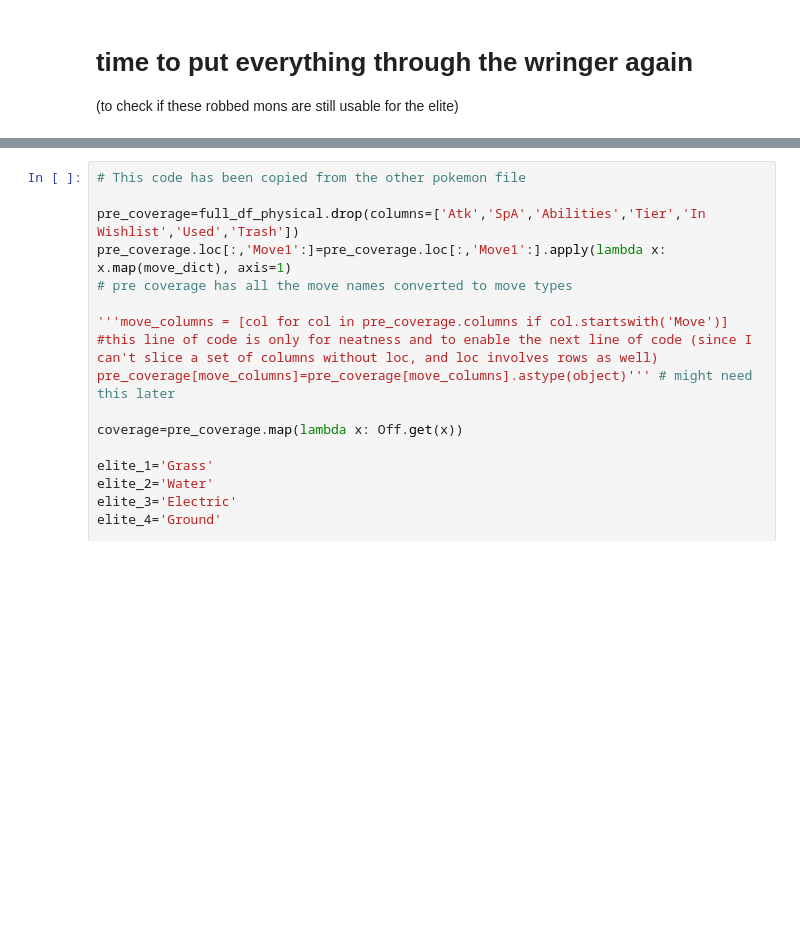
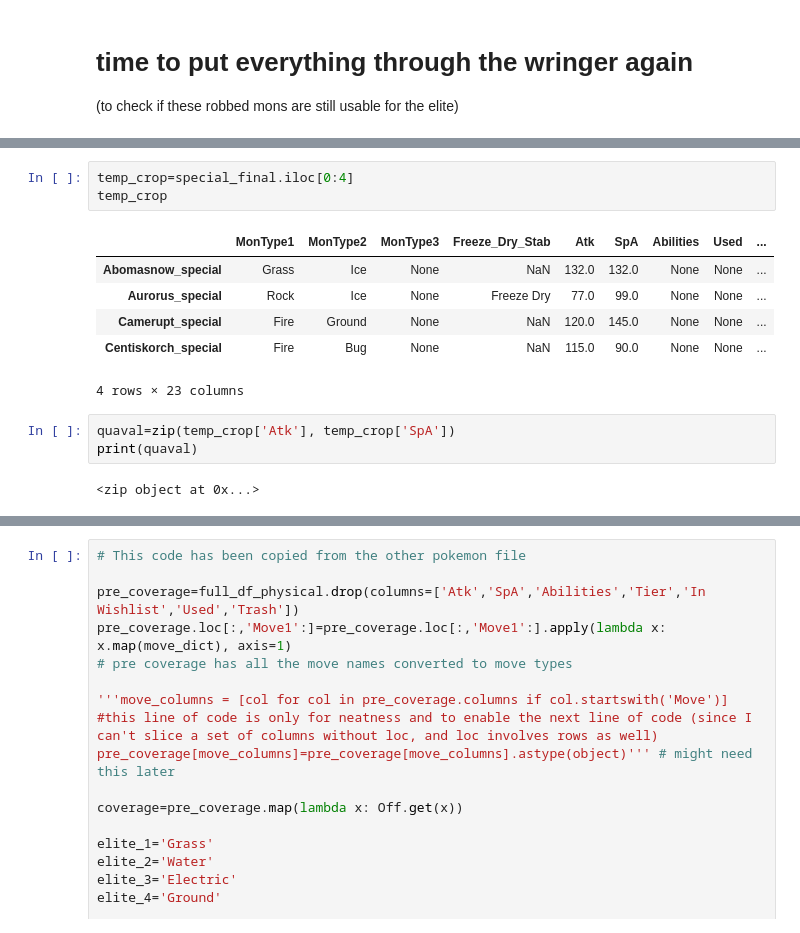
Before and after one commit to SrijanBadhya/pokemon-elite-4, a Jupyter notebook: Pokemon_at_runtime.ipynb, the cells around one changed output, grey strips where cells are left out. Drawn from its saved outputs; the diff is of its cells as text; blank space fills up the shorter version.

Commit message:
physical special differentiating formula

```diff
--- a/Pokemon_at_runtime.ipynb
+++ b/Pokemon_at_runtime.ipynb
@@ -544,3 +565,18 @@ special_final
 | Tyranitar_special | Rock | Dark | None | NaN | NaN | NaN | None | None | ... |
 | Wyrdeer_special | Normal | Psychic | None | NaN | NaN | NaN | None | Yes | ... |
 68 rows × 23 columns
+# %%
+temp_crop=special_final.iloc[0:4]
+temp_crop
+# %% [output]
+|  | MonType1 | MonType2 | MonType3 | Freeze_Dry_Stab | Atk | SpA | Abilities | Used | ... |
+| Abomasnow_special | Grass | Ice | None | NaN | 132.0 | 132.0 | None | None | ... |
+| Aurorus_special | Rock | Ice | None | Freeze Dry | 77.0 | 99.0 | None | None | ... |
+| Camerupt_special | Fire | Ground | None | NaN | 120.0 | 145.0 | None | None | ... |
+| Centiskorch_special | Fire | Bug | None | NaN | 115.0 | 90.0 | None | None | ... |
+4 rows × 23 columns
+# %%
+quaval=zip(temp_crop['Atk'], temp_crop['SpA'])
+print(quaval)
+# %% [output]
+<zip object at 0x...>
```
Also changed, not shown: parts of 8 cells of this notebook, 2 other files.
